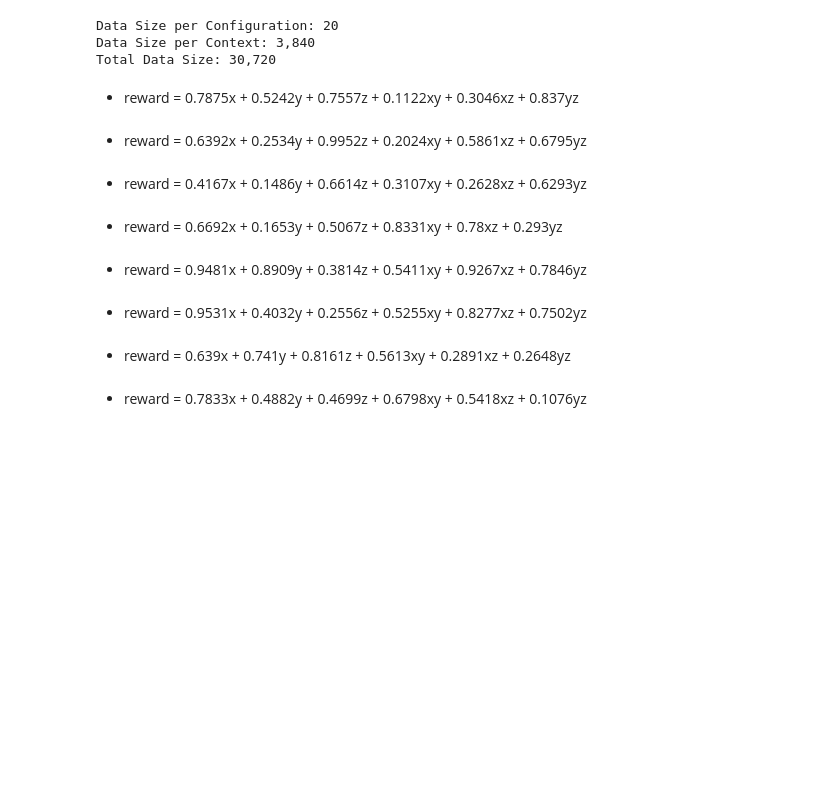
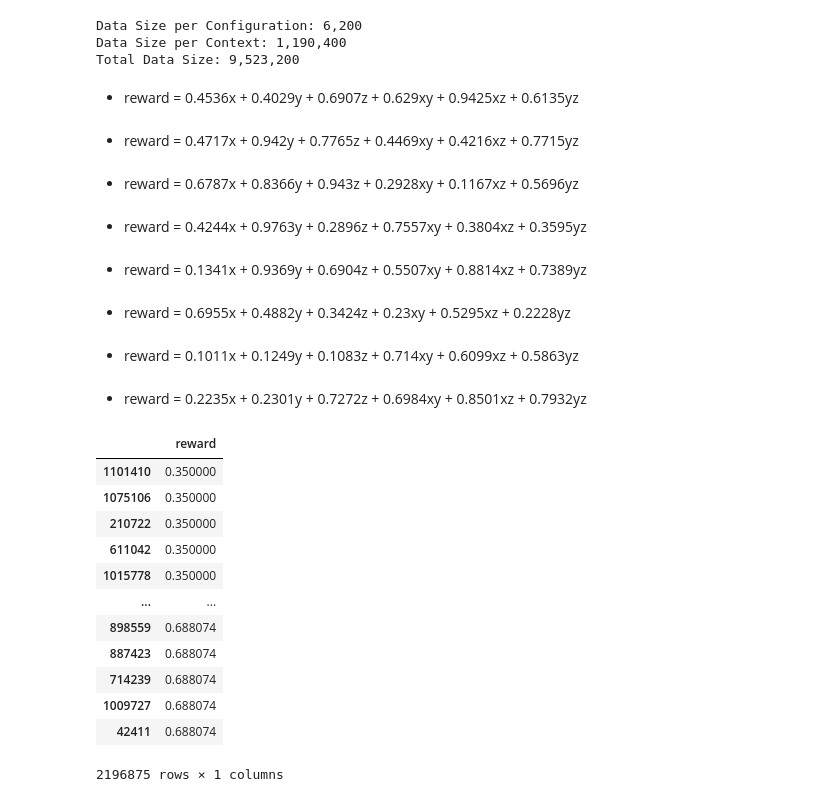
Before and after one commit to VowpalWabbit/slates-experiments, a Jupyter notebook: skype_tools/original_simulator/Synthetic_Continuous_Multi-Parameter_Scenario.ipynb, the cells around one changed output. Drawn from its saved outputs; the diff is of its cells as text; code cells hidden in the pictures; blank space fills up the shorter version.

```diff
--- a/skype_tools/original_simulator/Synthetic_Continuous_Multi-Parameter_Scenario.ipynb
+++ b/skype_tools/original_simulator/Synthetic_Continuous_Multi-Parameter_Scenario.ipynb
@@ -32,23 +32,23 @@ params = {
 # Initialization
 data = []
 dist_context = {}
-reward_range = [.05, 1.0]
+reward_range = [0.05, 0.35]
 coefficient_range = [0.1, 1]
 interaction2 = True
-known_n = 20
+known_n = None
 descritization_policy = {'x': 8, 'y': 6, 'z': 4}
 share_descritized_grid = True
 
 # Confidence Interval statistics
 ci_mean = 0
-ci_std = 0.01
+ci_std = 0.1
 ci_dist = gen_distribution('normal', ci_mean, ci_std, 5000)[0]
 
 # N for each unique context
 if known_n:
     n_per_config = known_n
 else:
-    ci_width = 0.002
+    ci_width = 0.005
     ci_mult = 1.96
     n_per_config = int(((ci_mult*ci_std/(ci_width/2))**2//100+1)*100)
 n_per_context = np.prod([x if isinstance(x, int) else len(x)for x in descritization_policy.values()]) * n_per_config
@@ -56,9 +56,9 @@ print('Data Size per Configuration: {:,}'.format(n_per_config))
 print('Data Size per Context: {:,}'.format(n_per_context))
 print('Total Data Size: {:,}'.format(n_per_context*len(unique_contexts)))
 # %% [output]
-Data Size per Configuration: 20
-Data Size per Context: 3,840
-Total Data Size: 30,720
+Data Size per Configuration: 6,200
+Data Size per Context: 1,190,400
+Total Data Size: 9,523,200
 # %%
 # ========================
 # Generate data
@@ -121,19 +121,35 @@ for i, c in enumerate(unique_contexts):
     df_mean = summarize_df(df_context, param_list, c)
     df_summary = df_summary.append(df_mean)
 # %% [output]
-* reward = 0.7875x + 0.5242y + 0.7557z + 0.1122xy + 0.3046xz + 0.837yz
+* reward = 0.4536x + 0.4029y + 0.6907z + 0.629xy + 0.9425xz + 0.6135yz
-* reward = 0.6392x + 0.2534y + 0.9952z + 0.2024xy + 0.5861xz + 0.6795yz
+* reward = 0.4717x + 0.942y + 0.7765z + 0.4469xy + 0.4216xz + 0.7715yz
-* reward = 0.4167x + 0.1486y + 0.6614z + 0.3107xy + 0.2628xz + 0.6293yz
+* reward = 0.6787x + 0.8366y + 0.943z + 0.2928xy + 0.1167xz + 0.5696yz
-* reward = 0.6692x + 0.1653y + 0.5067z + 0.8331xy + 0.78xz + 0.293yz
+* reward = 0.4244x + 0.9763y + 0.2896z + 0.7557xy + 0.3804xz + 0.3595yz
-* reward = 0.9481x + 0.8909y + 0.3814z + 0.5411xy + 0.9267xz + 0.7846yz
+* reward = 0.1341x + 0.9369y + 0.6904z + 0.5507xy + 0.8814xz + 0.7389yz
-* reward = 0.9531x + 0.4032y + 0.2556z + 0.5255xy + 0.8277xz + 0.7502yz
+* reward = 0.6955x + 0.4882y + 0.3424z + 0.23xy + 0.5295xz + 0.2228yz
-* reward = 0.639x + 0.741y + 0.8161z + 0.5613xy + 0.2891xz + 0.2648yz
+* reward = 0.1011x + 0.1249y + 0.1083z + 0.714xy + 0.6099xz + 0.5863yz
-* reward = 0.7833x + 0.4882y + 0.4699z + 0.6798xy + 0.5418xz + 0.1076yz
+* reward = 0.2235x + 0.2301y + 0.7272z + 0.6984xy + 0.8501xz + 0.7932yz
 # %%
 # Save summary file
 df_summary.to_csv(summary_file_path, index=False)
 # %%
 all_file_path = os.path.join(folder_path, 'simulation_data_scaledto1.csv')
 df_all.to_csv(all_file_path, index=False)
+# %%
+pd.DataFrame(df_all["reward"]).query('reward>0.35').sort_values("reward")
+# %% [output]
+|  | reward |
+| 1101410 | 0.350000 |
+| 1075106 | 0.350000 |
+| 210722 | 0.350000 |
+| 611042 | 0.350000 |
+| 1015778 | 0.350000 |
+| ... | ... |
+| 898559 | 0.688074 |
+| 887423 | 0.688074 |
+| 714239 | 0.688074 |
+| 1009727 | 0.688074 |
+| 42411 | 0.688074 |
+2196875 rows × 1 columns
 # %%
 # %% [output]
```
Also changed, not shown: parts of 1 cell of this notebook, 8 other files.
